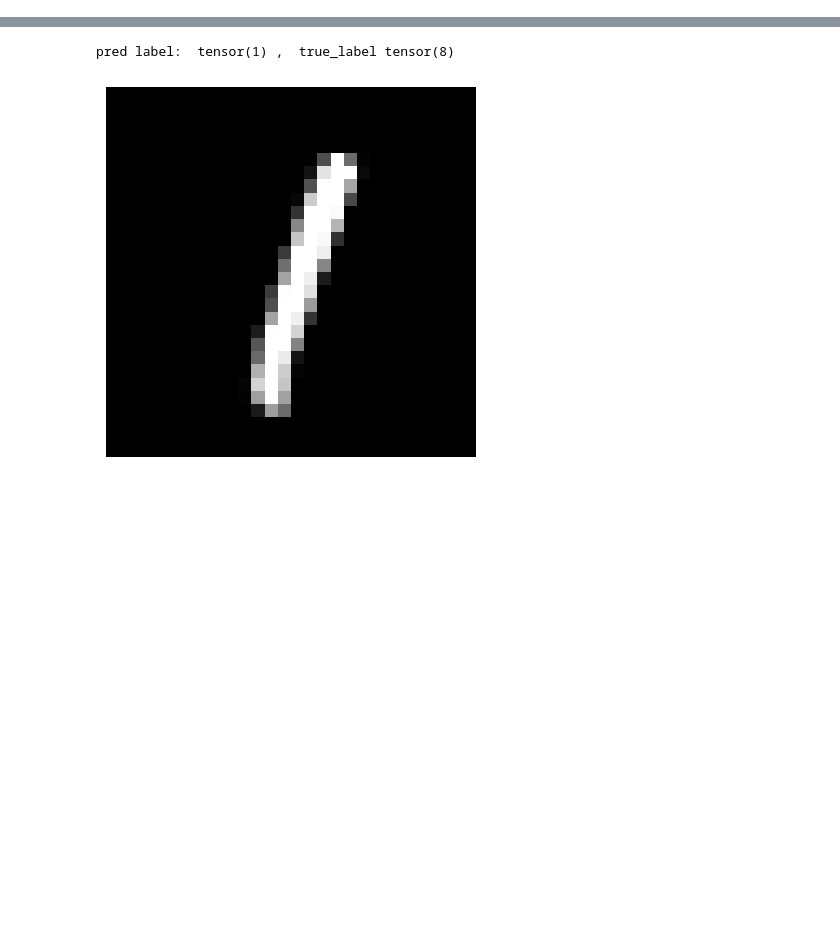
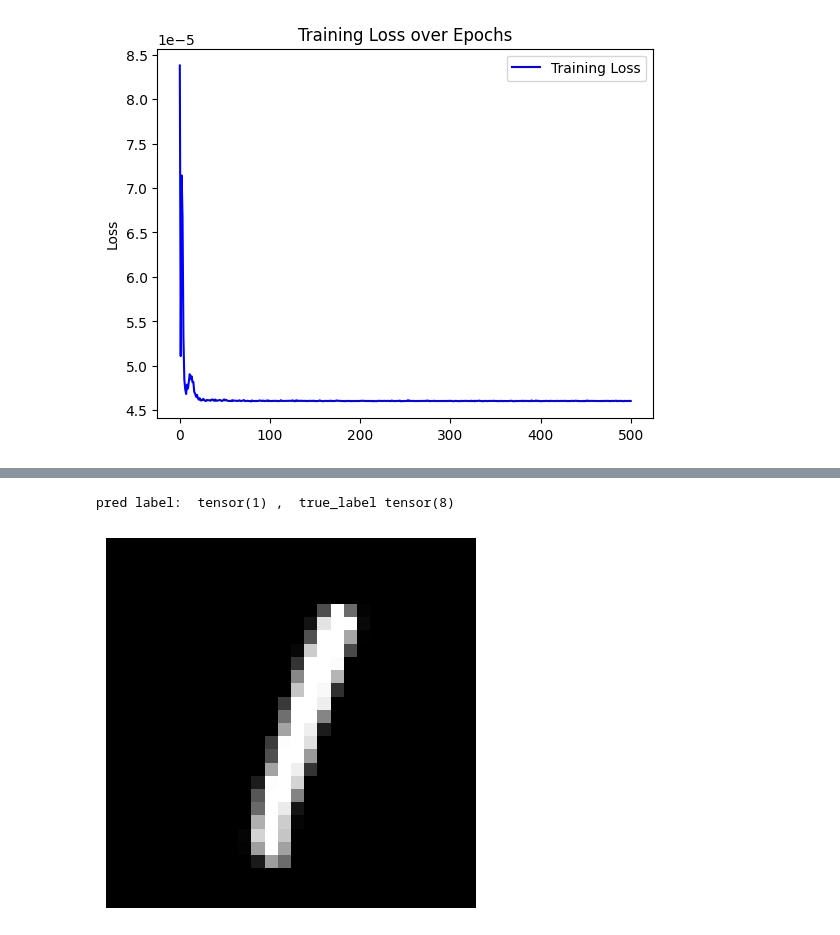
Before and after one commit to Sustech-yx/CSE5001_Project, a Jupyter notebook: main.ipynb, the cells around one changed output, grey strips where cells are left out. Cells and saved outputs as stored; diff of their text form; code cells hidden in the pictures; blank space fills up the shorter version.

```diff
--- a/main.ipynb
+++ b/main.ipynb
@@ -33,8 +37,11 @@ val_loader = DataLoader(dataset=val_dataset, batch_size=64, shuffle=True, num_wo
 # %%
 alg_sim = SimpleAlgorithm()
-epochs = 1
+epochs = 5
+loss_record = []
+acc_record = []
 for epoch in range(epochs):
-    alg_sim.train(train_loader)
-    wrong_pred,_ = alg.evaluate(val_loader)
+    loss_record.extend(list(alg_sim.train(train_loader)))
+    wrong_pred,acc,_ = alg_sim.evaluate(val_loader)
+    acc_record.append(acc)
 # print(wrong_pred)
 # %% [output]
@@ -45,0 +53,14 @@ true_labels = torch.cat(wrong_pred[2])
+# %%
+# loss_record
+# loss_record = loss_record[0]
+loss_record1 = list(map(float, loss_record))
+# %%
+plt.plot(loss_record1, 'b', label='Training Loss')
+plt.title('Training Loss over Epochs')
+# plt.xlabel('Epochs')
+plt.ylabel('Loss')
+plt.legend()
+# plt.show()
+plt.savefig("5.png", dpi=1200)
+# %% [output]
+[figure, added]
```
Also changed, not shown: parts of 21 cells of this notebook, 27 other files.
